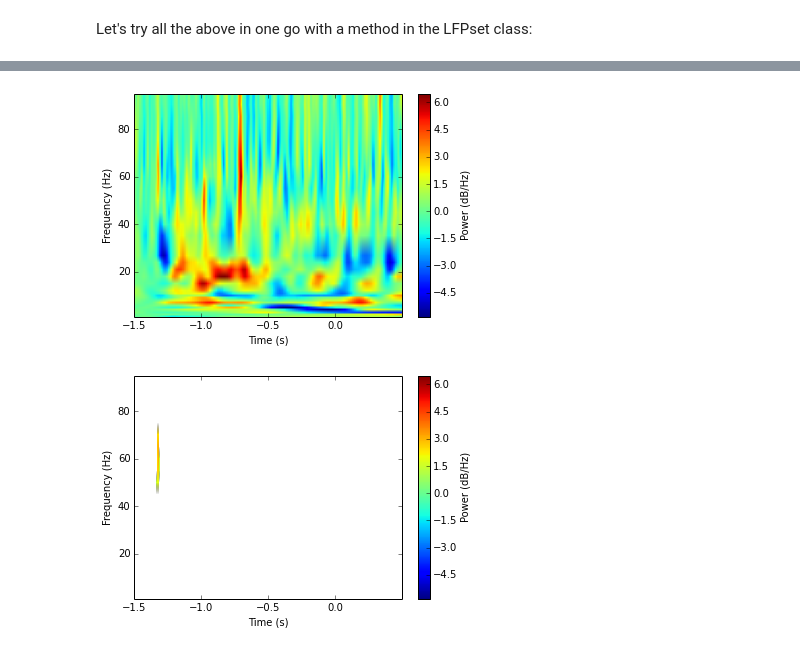
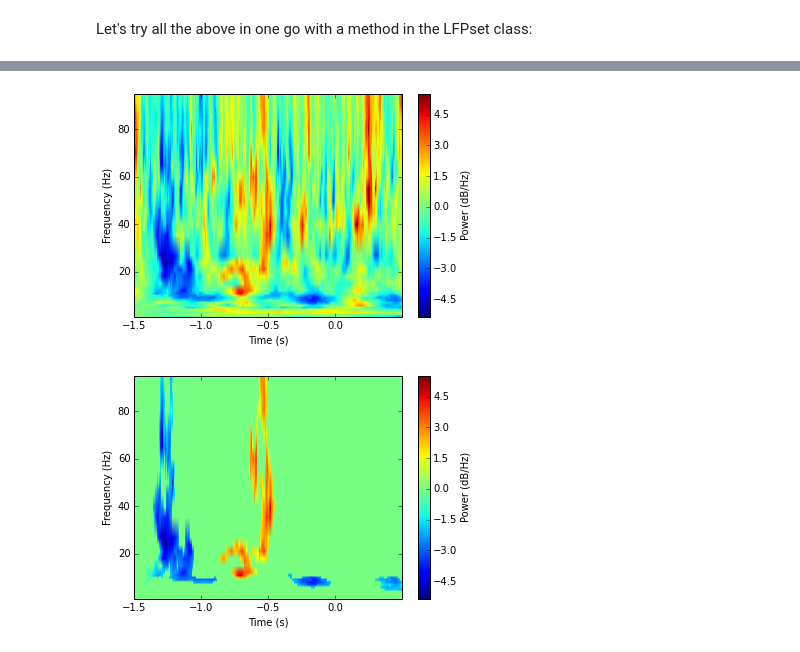
Before and after one commit to jmxpearson/physutils, a Jupyter notebook: examples/time_frequency_analysis.ipynb, the cells around one changed output, grey strips where cells are left out. Drawn from its saved outputs; the diff is of its cells as text; code cells hidden in the pictures.

```diff
--- a/examples/time_frequency_analysis.ipynb
+++ b/examples/time_frequency_analysis.ipynb
@@ -241,11 +243,12 @@ tf.plot_time_frequency(mcontrast);
 Let's try all the above in one go with a method in the LFPset class:
 # %%
 %%time
+nf = phys.norm_by_trial(baseline_interval, method='subtraction')
 contr_tf, fig = lfp.contrast_time_frequency('17', [stops, pops], Tpre, Tpost, method='wav',
-                            normfun=phys.norm_by_trial(baseline_interval))
+                            normfun=nf)
 mcontr, fig = lfp.significant_time_frequency('17', [stops, pops],
                                              Tpre, Tpost, thresh=1.,
                                              niter=100, method='wav',
                                              doplot=True,
-                                             normfun=phys.norm_by_trial(baseline_interval))
+                                             normfun=nf)
 # %% [output]
@@ -254,2 +257,2 @@ Wall time: 1min 49s
-[figure, old version]
+[figure, new version]
-[figure, old version]
+[figure, new version]
```
Also changed, not shown: parts of 13 cells of this notebook.
